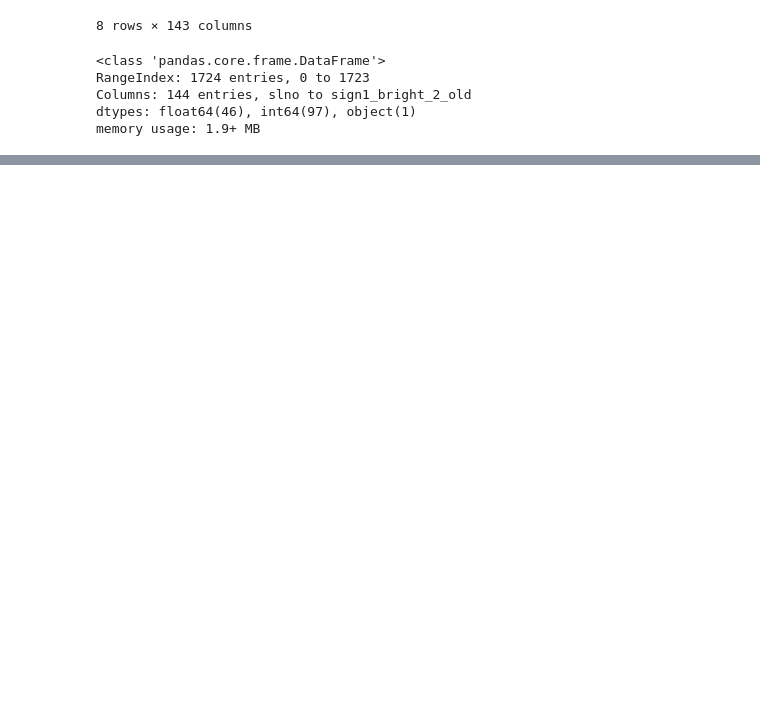
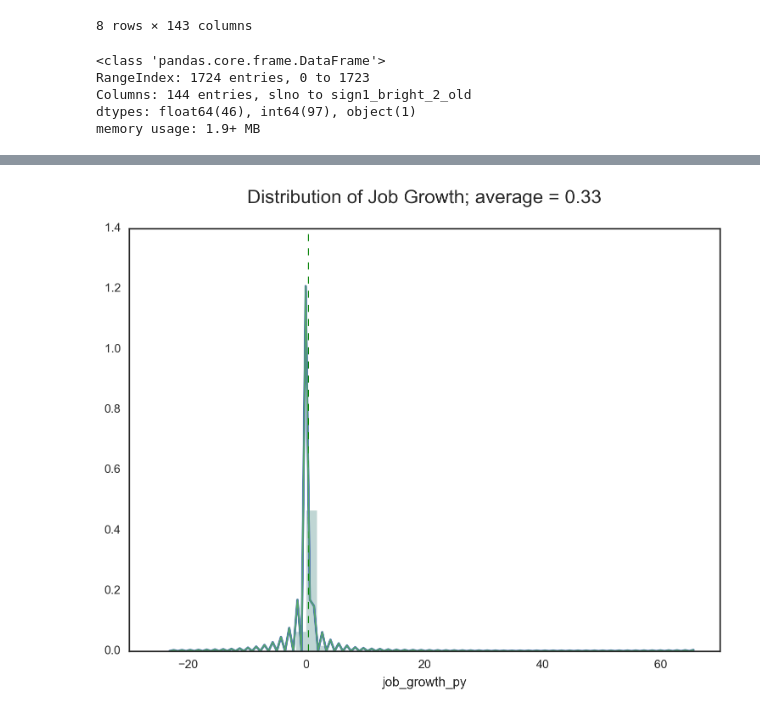
Before and after one commit to sjmanning/ECON628-01-sjmanning, a Jupyter notebook: Project_2_Bangladesh.ipynb, the cells around one changed output, grey strips where cells are left out. Cells and saved outputs as stored; diff of their text form; code cells hidden in the pictures; blank space fills up the shorter version.

```diff
--- a/Project_2_Bangladesh.ipynb
+++ b/Project_2_Bangladesh.ipynb
@@ -341,0 +535,14 @@ bang1['change_in_wrkrs_py'] = (bang1['current_num_tot_workers'] - bang1['tot_num
+# %%
+## Creating outcome variables. First step is to know how long each business has been running,
+## so that I can create an outcome variables that accounts for rates of change in employment.
+
+## Code below creates a metric for the number of jobs that each firm has created per year since starting business.
+## This will be my main outcome metric.
+
+bang1['biz_age'] = 2010 - bang1['yr_biz_began']
+bang1['job_growth_py'] = ((bang1['current_num_tot_workers'] - bang1['tot_num_workers_atbeg']) / bang1['biz_age'])
+# %%
+## Creating performance metric for growth in sales.
+
+bang1['2010_annual_sale_est'] = (bang1['total_sales_last_month'])*12
+bang1['change_in_sales'] = (bang1['2010_annual_sale_est']) - (bang1['annual_sales_08'])
@@ -341,0 +555,4 @@ bang1['change_in_wrkrs_py'] = (bang1['current_num_tot_workers'] - bang1['tot_num
+# %%
+histogram_plotter("Job Growth", bang1.job_growth_py)
+# %% [output]
+[figure, added]
```
Also changed, not shown: parts of 119 cells of this notebook.
